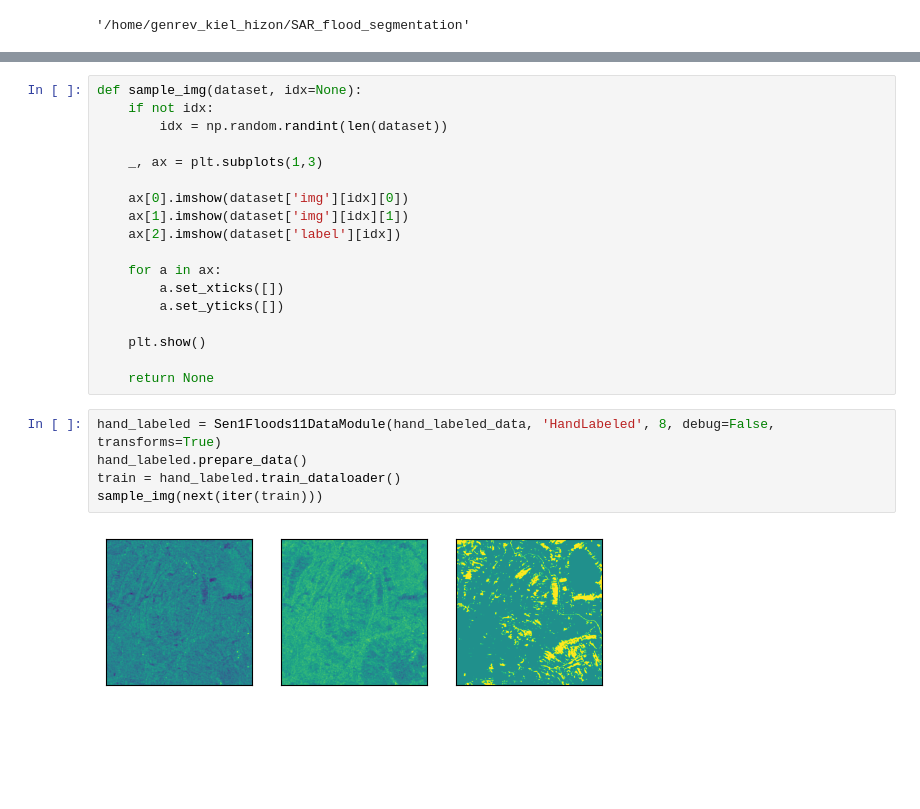
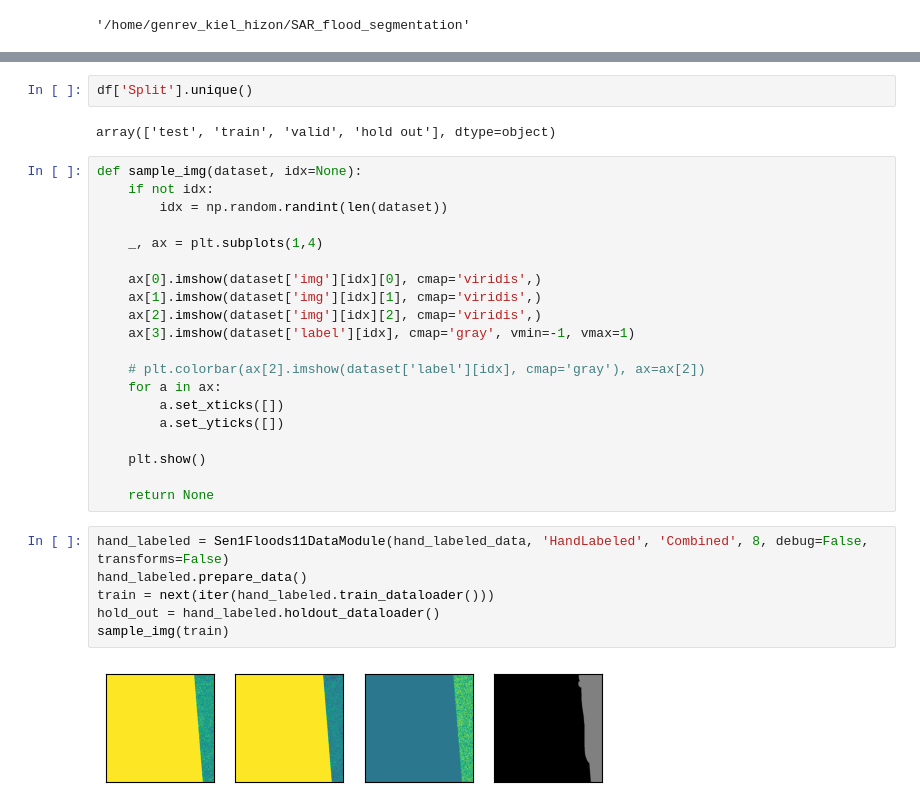
Before and after one commit to khizon/SAR_flood_segmentation, a Jupyter notebook: src/Untitled.ipynb, the cells around one changed output, grey strips where cells are left out. Saved outputs shown, nothing was run; the diff lists cells and outputs as text; blank space fills up the shorter version.

```diff
--- a/src/Untitled.ipynb
+++ b/src/Untitled.ipynb
@@ -25,14 +25,20 @@ label.shape
+# %%
+df['Split'].unique()
+# %% [output]
+array(['test', 'train', 'valid', 'hold out'], dtype=object)
 # %%
 def sample_img(dataset, idx=None):
     if not idx:
         idx = np.random.randint(len(dataset))
 
-    _, ax = plt.subplots(1,3)
+    _, ax = plt.subplots(1,4)
 
-    ax[0].imshow(dataset['img'][idx][0])
-    ax[1].imshow(dataset['img'][idx][1])
-    ax[2].imshow(dataset['label'][idx])
+    ax[0].imshow(dataset['img'][idx][0], cmap='viridis',)
+    ax[1].imshow(dataset['img'][idx][1], cmap='viridis',)
+    ax[2].imshow(dataset['img'][idx][2], cmap='viridis',)
+    ax[3].imshow(dataset['label'][idx], cmap='gray', vmin=-1, vmax=1)
 
+    # plt.colorbar(ax[2].imshow(dataset['label'][idx], cmap='gray'), ax=ax[2])
     for a in ax:
         a.set_xticks([])
         a.set_yticks([])
@@ -41,10 +47,11 @@ def sample_img(dataset, idx=None):
 
     return None
 # %%
-hand_labeled = Sen1Floods11DataModule(hand_labeled_data, 'HandLabeled', 8, debug=False, transforms=True)
+hand_labeled = Sen1Floods11DataModule(hand_labeled_data, 'HandLabeled', 'Combined', 8, debug=False, transforms=False)
 hand_labeled.prepare_data()
-train = hand_labeled.train_dataloader()
-sample_img(next(iter(train)))
+train = next(iter(hand_labeled.train_dataloader()))
+hold_out = hand_labeled.holdout_dataloader()
+sample_img(train)
 # %% [output]
-[figure, old version]
+[figure, new version]
 # %%
```
Also changed, not shown: parts of 13 cells of this notebook, 1 other file.
